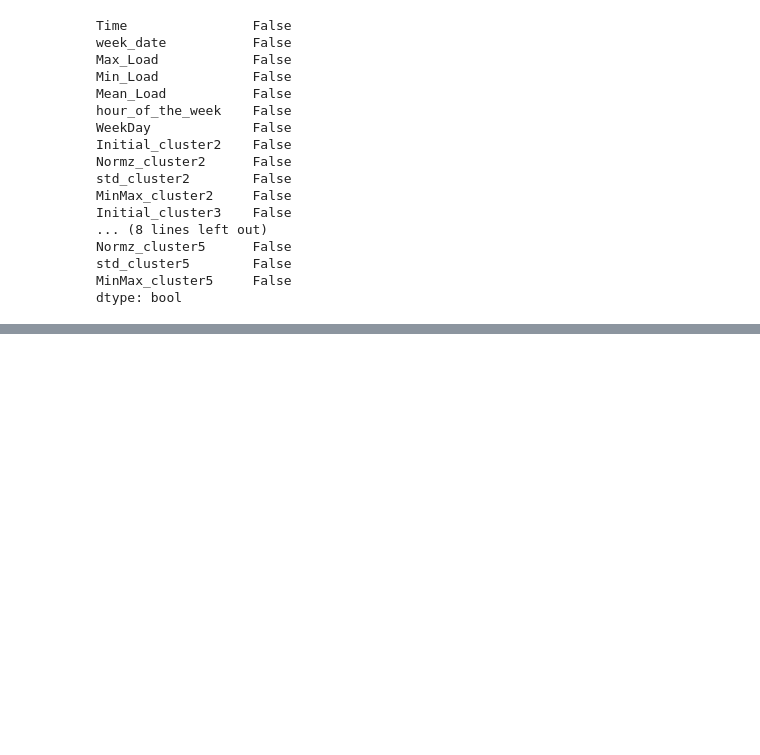
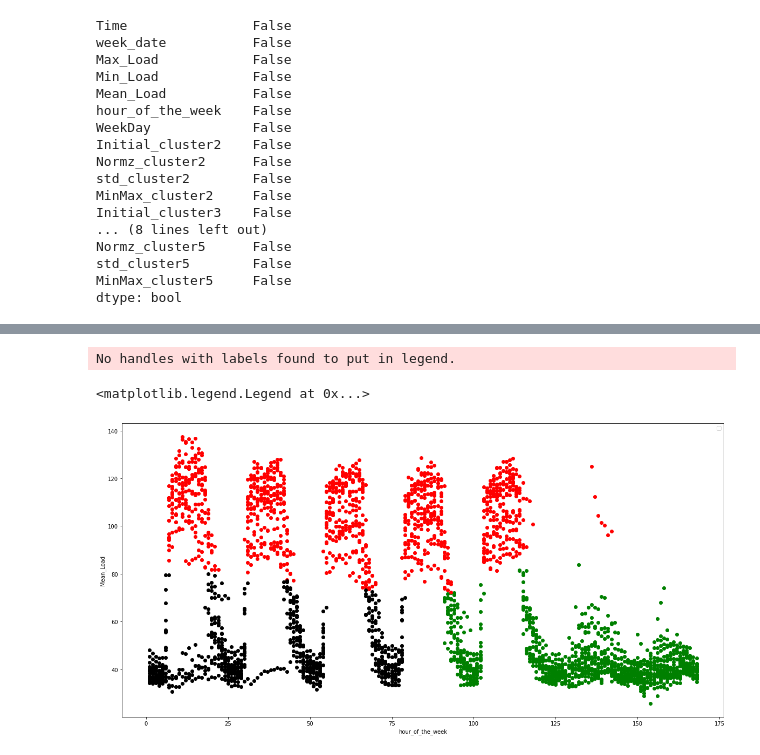
Before and after one commit to Tobi-DataDetective/Energy_Load_Profile_Classification, a Jupyter notebook: KMeans_Performance_Check.ipynb, the cells around one changed output, grey strips where cells are left out. Saved outputs shown, nothing was run; the diff lists cells and outputs as text; code cells hidden in the pictures; blank space fills up the shorter version.

```diff
--- a/KMeans_Performance_Check.ipynb
+++ b/KMeans_Performance_Check.ipynb
@@ -105,0 +178,22 @@ MinMax_cluster5  :  0.529042511675535
+# %%
+df1 = df[df.std_cluster3==0]
+df2 = df[df.std_cluster3==1]
+df3 = df[df.std_cluster3==2]
+df4 = df[df.std_cluster3==3]
+
+
+plt.scatter(df1.hour_of_the_week, df1['Mean_Load'], color='green')
+plt.scatter(df2.hour_of_the_week, df2['Mean_Load'], color='red')
+plt.scatter(df3.hour_of_the_week, df3['Mean_Load'], color='black')
+plt.scatter(df4.hour_of_the_week, df4['Mean_Load'], color='yellow')
+
+
+# plt.scatter(km.cluster_centers_[:,0],km.cluster_centers_[:,1],color='purple',marker='*',s=marker_size,label='centroid')
+
+plt.xlabel('hour_of_the_week')
+plt.ylabel('Mean_Load')
+plt.legend()
+# %% [output]
+No handles with labels found to put in legend.
+<matplotlib.legend.Legend at 0x...>
+[figure, added]
```
Also changed, not shown: parts of 7 cells of this notebook, 3 other files.
